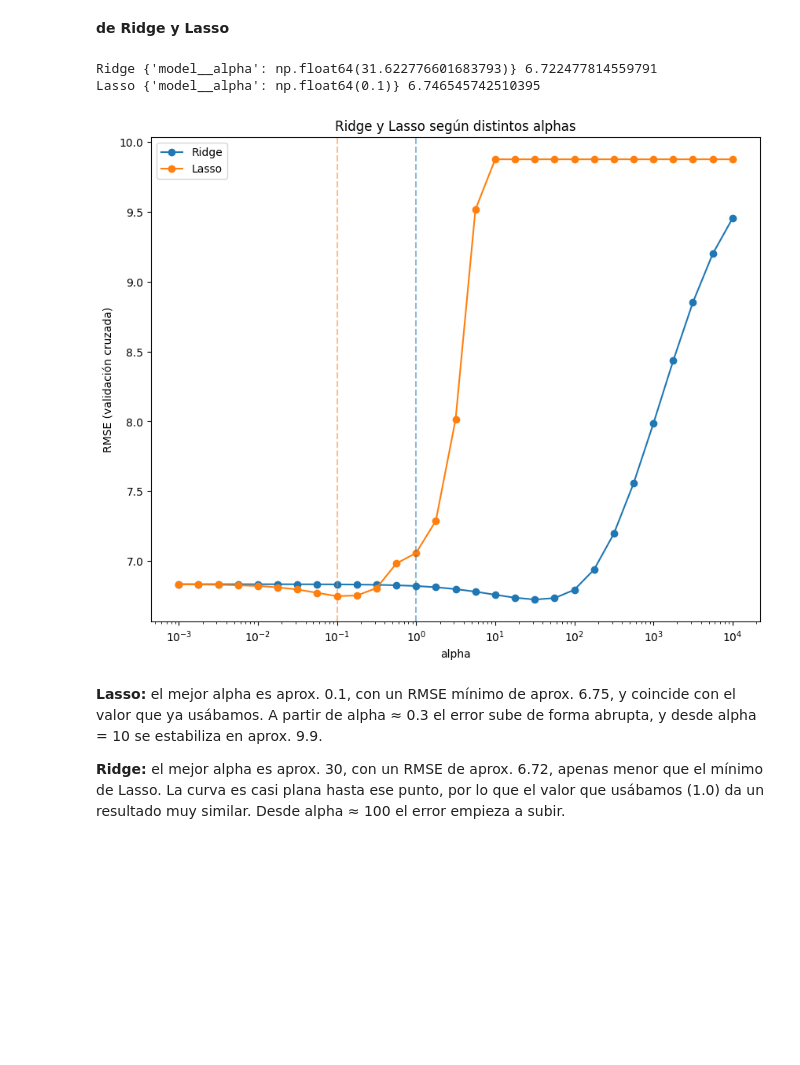
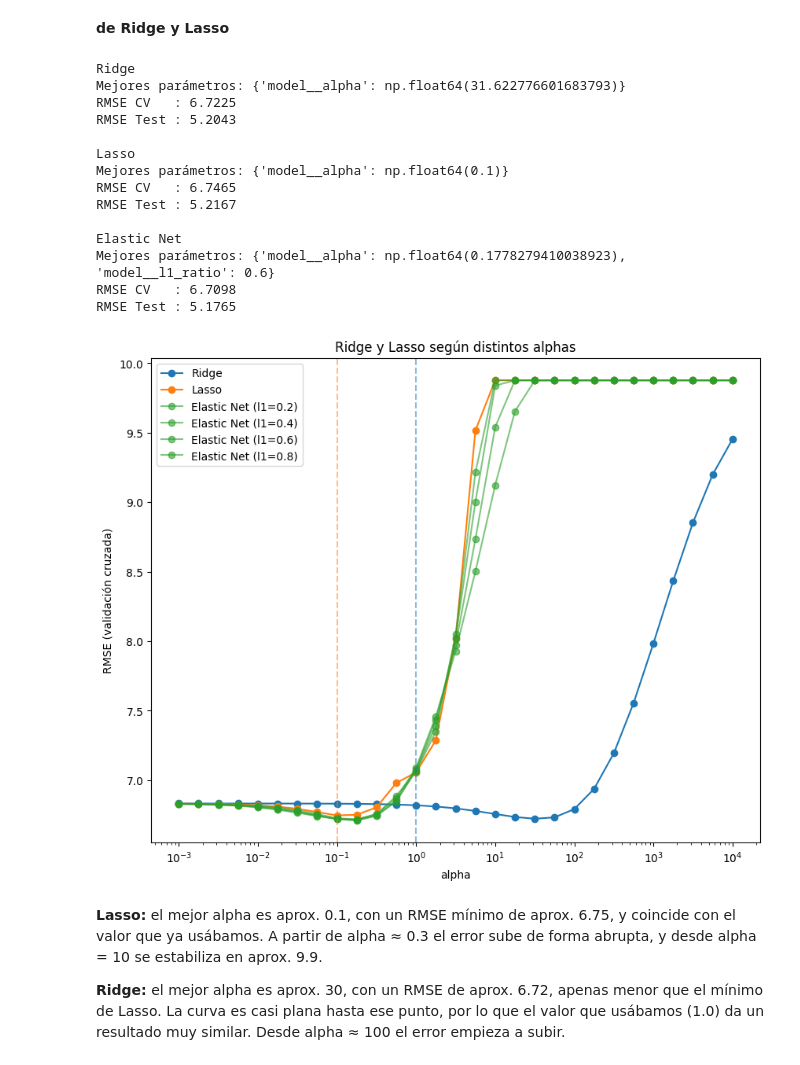
Before and after one commit to AlvaTF/TP-AA1-Ruiz-Toledo-Mendoza, a Jupyter notebook: TP_1/TP_regresion_AA1.ipynb, the cells around one changed output. Cells and saved outputs as stored; diff of their text form; code cells hidden in the pictures; blank space fills up the shorter version.

Commit message:
agrego ElasticNet al gridsearch

```diff
--- a/TP_1/TP_regresion_AA1.ipynb
+++ b/TP_1/TP_regresion_AA1.ipynb
@@ -719,26 +720,70 @@ from sklearn.model_selection import GridSearchCV
 # %%
 alphas = np.logspace(-3, 4, 29)
 
+
+modelos = [
+    ("Ridge", Ridge(), {"model__alpha": alphas}),
+    ("Lasso", Lasso(max_iter=10000, random_state=42), {"model__alpha": alphas}),
+    ("Elastic Net",ElasticNet(max_iter=10000),{"model__alpha": alphas,"model__l1_ratio": [0.2, 0.4, 0.6, 0.8]})
+]
+
 plt.figure(figsize=(10, 8))
-for nombre, modelo in [("Ridge", Ridge()), ("Lasso", Lasso(max_iter=10000))]:
+
+for nombre, modelo, parametros in modelos:
     pipe_reg = Pipeline([('preprocesador', preprocesador), ('model', modelo)])
-    grid = GridSearchCV(pipe_reg, {"model__alpha": alphas}, cv=5,
+    grid = GridSearchCV(pipe_reg, parametros, cv=5,
                         scoring="neg_root_mean_squared_error")
     grid.fit(X_tr, y_tr)
-    plt.plot(alphas, -grid.cv_results_["mean_test_score"], marker="o", label=nombre)
-    print(nombre, grid.best_params_, -grid.best_score_)
+    mejor_modelo = grid.best_estimator_
+    pred_test = mejor_modelo.predict(X_test)
+    rmse_test = np.sqrt(mean_squared_error(y_test, pred_test))
+
+    print(f"\n{nombre}")
+    print("Mejores parámetros:", grid.best_params_)
+    print(f"RMSE CV   : {-grid.best_score_:.4f}")
+    print(f"RMSE Test : {rmse_test:.4f}")
+
+    resultados = pd.DataFrame(grid.cv_results_)
+
+    if nombre == "Elastic Net":
+        l1_ratios = sorted(resultados["param_model__l1_ratio"].unique())
+        for l1 in l1_ratios:
+          datos = resultados[resultados["param_model__l1_ratio"] == l1]
+          plt.plot(
+            datos["param_model__alpha"].astype(float),
+            -datos["mean_test_score"],
+            marker="o",
+            color="C2",
+            alpha=0.6,
+            label=f"Elastic Net (l1={l1})"
+        )
+    else:
+        plt.plot(alphas, -resultados["mean_test_score"], marker="o", label=nombre)
+
 plt.axvline(1.0, color="C0", linestyle="--", alpha=0.5)  # Ridge actual
 plt.axvline(0.1, color="C1", linestyle="--", alpha=0.5)  # Lasso actual
 plt.xscale("log")
 plt.xlabel("alpha")
 plt.ylabel("RMSE (validación cruzada)")
 plt.title("Ridge y Lasso según distintos alphas")
 plt.legend()
 plt.show()
 # %% [output]
-Ridge {'model__alpha': np.float64(31.622776601683793)} 6.722477814559791
-Lasso {'model__alpha': np.float64(0.1)} 6.746545742510395
+Ridge
+Mejores parámetros: {'model__alpha': np.float64(31.622776601683793)}
+RMSE CV   : 6.7225
+RMSE Test : 5.2043
+
+Lasso
+Mejores parámetros: {'model__alpha': np.float64(0.1)}
+RMSE CV   : 6.7465
+RMSE Test : 5.2167
+
+Elastic Net
+Mejores parámetros: {'model__alpha': np.float64(0.1778279410038923), 'model__l1_ratio': 0.6}
+RMSE CV   : 6.7098
+RMSE Test : 5.1765
-[figure, old version]
+[figure, new version]
 # %% [markdown]
 **Lasso:** el mejor alpha es aprox. 0.1, con un RMSE mínimo de aprox. 6.75, y coincide con el valor que ya usábamos. A partir de alpha ≈ 0.3 el error sube de forma abrupta, y desde alpha = 10 se estabiliza en aprox. 9.9.
 
```
Also changed, not shown: parts of 2 cells of this notebook.
